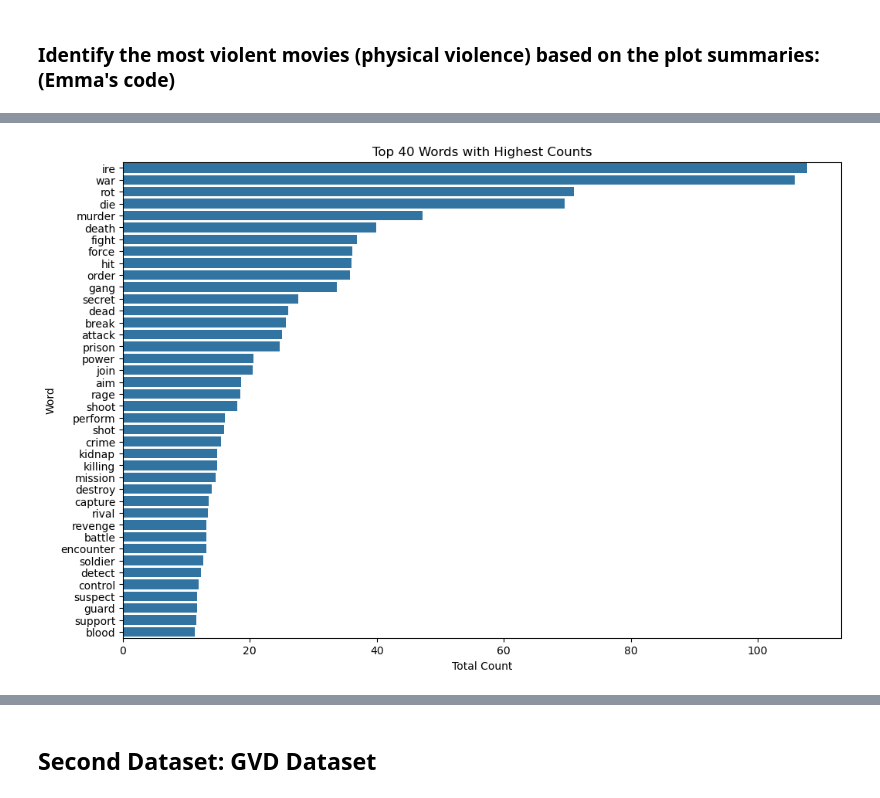
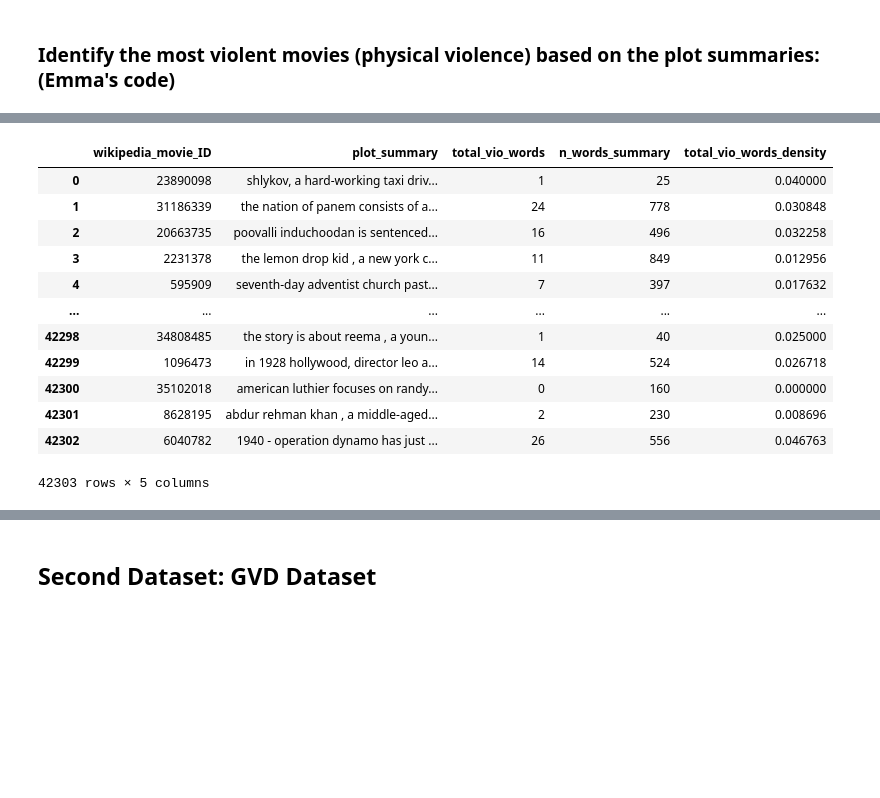
Before and after one commit to epfl-ada/ada-2024-project-alligatorsdontapologize24, a Jupyter notebook: src/Exploratory_Data_Analysis.ipynb, the cells around one changed output, grey strips where cells are left out. Saved outputs shown, nothing was run; the diff lists cells and outputs as text; code cells hidden in the pictures; blank space fills up the shorter version.

```diff
--- a/src/Exploratory_Data_Analysis.ipynb
+++ b/src/Exploratory_Data_Analysis.ipynb
@@ -161,13 +95,31 @@ display(first_conclusions)
-# %%
-top_n_words = 40
-top_words = first_conclusions['total_movies_appearances'].sort_values(ascending=False).head(top_n_words)
-
-# Plot the results
-plt.figure(figsize=(12, 8))
-sns.barplot(x=top_words.values, y=top_words.index)
-plt.title(f"Top {top_n_words} Words with Highest Counts")
-plt.xlabel("Total Count")
-plt.ylabel("Word")
-plt.show()
-# %% [output]
-[figure, removed]
+# %%
+# Define the pattern for the parsing
+pattern = r'\b(?:' + '|'.join(violent_words_list) + r')\b'
+
+# Lower case the plot_summaries
+CMU_plot_summary['plot_summary'] = CMU_plot_summary['plot_summary'].str.lower()
+
+# Count the number of violent words from the violent_words_list in the plot_summary for each movie
+CMU_plot_summary['total_vio_words'] = CMU_plot_summary['plot_summary'].str.count(pattern)
+
+# Count the number of words in each plot summary
+CMU_plot_summary['n_words_summary'] = CMU_plot_summary['plot_summary'].str.split().str.len()
+
+# Calculate the "violent words density" by dividing the violent words count by the number of words in the plot summary for each movie
+CMU_plot_summary['total_vio_words_density'] = CMU_plot_summary['total_vio_words'] / CMU_plot_summary['n_words_summary']
+
+display(CMU_plot_summary)
+# %% [output]
+|  | wikipedia_movie_ID | plot_summary | total_vio_words | n_words_summary | total_vio_words_density |
+| 0 | 23890098 | shlykov, a hard-working taxi driv... | 1 | 25 | 0.040000 |
+| 1 | 31186339 | the nation of panem consists of a... | 24 | 778 | 0.030848 |
+| 2 | 20663735 | poovalli induchoodan is sentenced... | 16 | 496 | 0.032258 |
+| 3 | 2231378 | the lemon drop kid , a new york c... | 11 | 849 | 0.012956 |
+| 4 | 595909 | seventh-day adventist church past... | 7 | 397 | 0.017632 |
+| ... | ... | ... | ... | ... | ... |
+| 42298 | 34808485 | the story is about reema , a youn... | 1 | 40 | 0.025000 |
+| 42299 | 1096473 | in 1928 hollywood, director leo a... | 14 | 524 | 0.026718 |
+| 42300 | 35102018 | american luthier focuses on randy... | 0 | 160 | 0.000000 |
+| 42301 | 8628195 | abdur rehman khan , a middle-aged... | 2 | 230 | 0.008696 |
+| 42302 | 6040782 | 1940 - operation dynamo has just ... | 26 | 556 | 0.046763 |
+42303 rows × 5 columns
```
Also changed, not shown: parts of 8 cells of this notebook.
